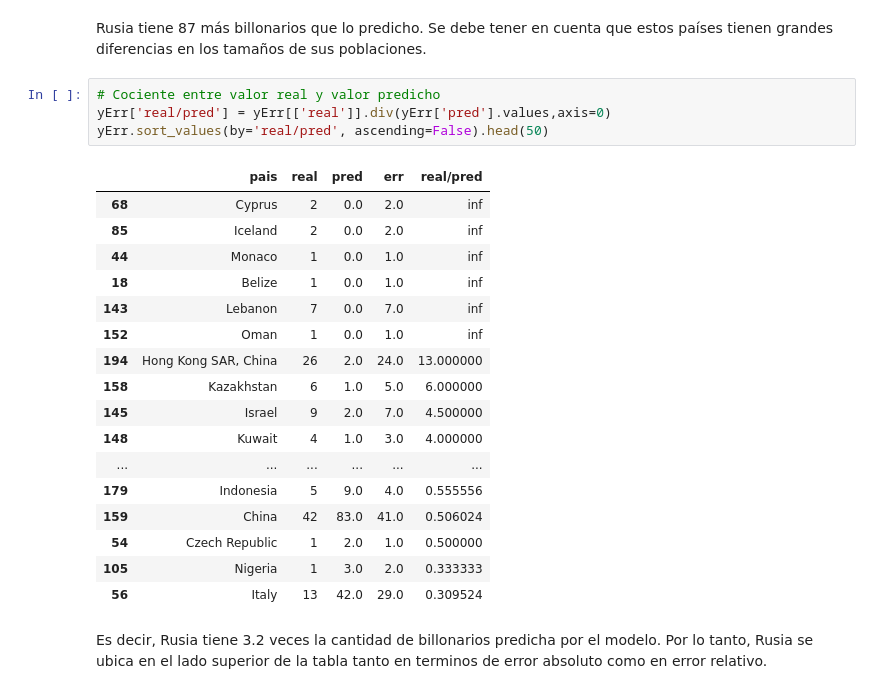
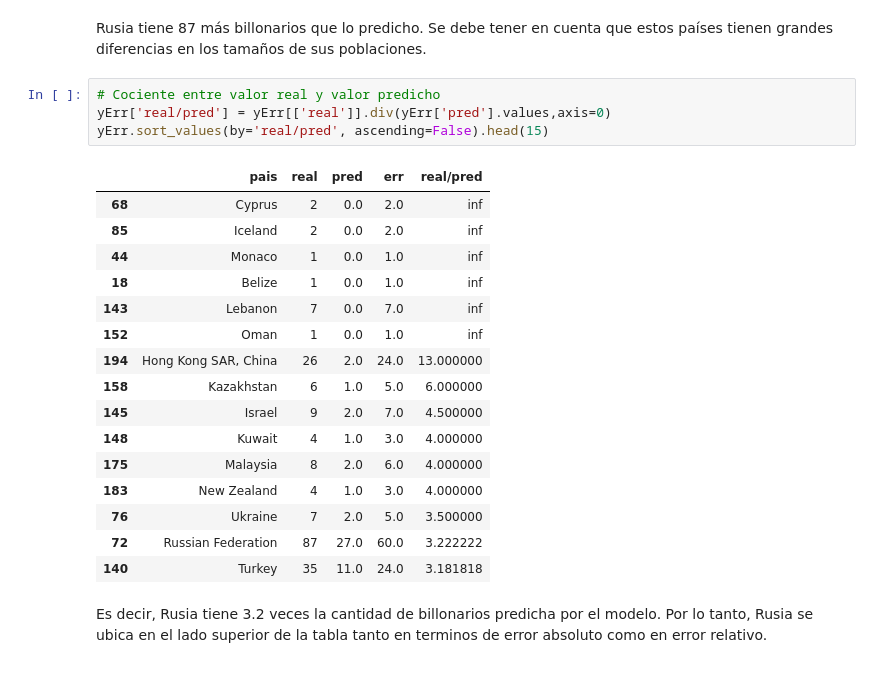
Before and after one commit to ehopperdietzel/billionaires-analysis, a Jupyter notebook: info147_tarea2.ipynb, the cells around one changed output. Cells and saved outputs as stored; diff of their text form.

Commit message:
mostrar solo 15 en real/pred

```diff
--- a/info147_tarea2.ipynb
+++ b/info147_tarea2.ipynb
@@ -435,25 +435,24 @@ Rusia tiene 87 más billonarios que lo predicho. Se debe tener en cuenta que est
 # %%
 # Cociente entre valor real y valor predicho
 yErr['real/pred'] = yErr[['real']].div(yErr['pred'].values,axis=0)
-yErr.sort_values(by='real/pred', ascending=False).head(50)
+yErr.sort_values(by='real/pred', ascending=False).head(15)
 # %% [output]
 |  | pais | real | pred | err | real/pred |
 | 68 | Cyprus | 2 | 0.0 | 2.0 | inf |
 | 85 | Iceland | 2 | 0.0 | 2.0 | inf |
 | 44 | Monaco | 1 | 0.0 | 1.0 | inf |
 | 18 | Belize | 1 | 0.0 | 1.0 | inf |
 | 143 | Lebanon | 7 | 0.0 | 7.0 | inf |
 | 152 | Oman | 1 | 0.0 | 1.0 | inf |
 | 194 | Hong Kong SAR, China | 26 | 2.0 | 24.0 | 13.000000 |
 | 158 | Kazakhstan | 6 | 1.0 | 5.0 | 6.000000 |
 | 145 | Israel | 9 | 2.0 | 7.0 | 4.500000 |
 | 148 | Kuwait | 4 | 1.0 | 3.0 | 4.000000 |
-| ... | ... | ... | ... | ... | ... |
-| 179 | Indonesia | 5 | 9.0 | 4.0 | 0.555556 |
-| 159 | China | 42 | 83.0 | 41.0 | 0.506024 |
-| 54 | Czech Republic | 1 | 2.0 | 1.0 | 0.500000 |
-| 105 | Nigeria | 1 | 3.0 | 2.0 | 0.333333 |
-| 56 | Italy | 13 | 42.0 | 29.0 | 0.309524 |
+| 175 | Malaysia | 8 | 2.0 | 6.0 | 4.000000 |
+| 183 | New Zealand | 4 | 1.0 | 3.0 | 4.000000 |
+| 76 | Ukraine | 7 | 2.0 | 5.0 | 3.500000 |
+| 72 | Russian Federation | 87 | 27.0 | 60.0 | 3.222222 |
+| 140 | Turkey | 35 | 11.0 | 24.0 | 3.181818 |
 # %% [markdown]
 Es decir, Rusia tiene 3.2 veces la cantidad de billonarios predicha por el modelo. Por lo tanto, Rusia se ubica en el lado superior de la tabla tanto en terminos de error absoluto como en error relativo.
 # %%
```
Also changed, not shown: parts of 1 cell of this notebook.
